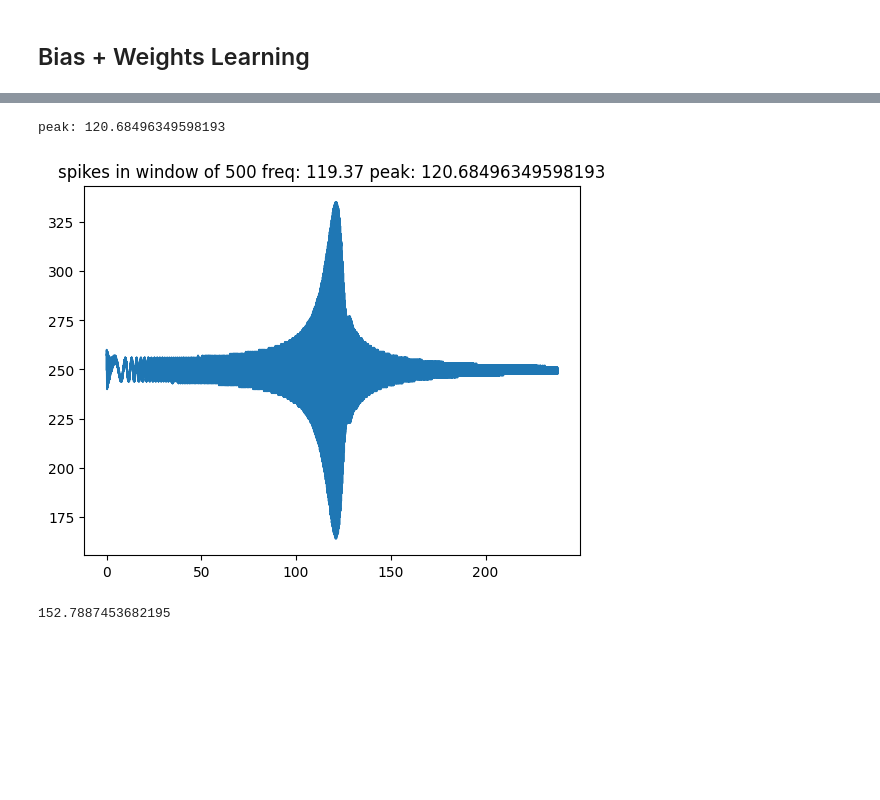
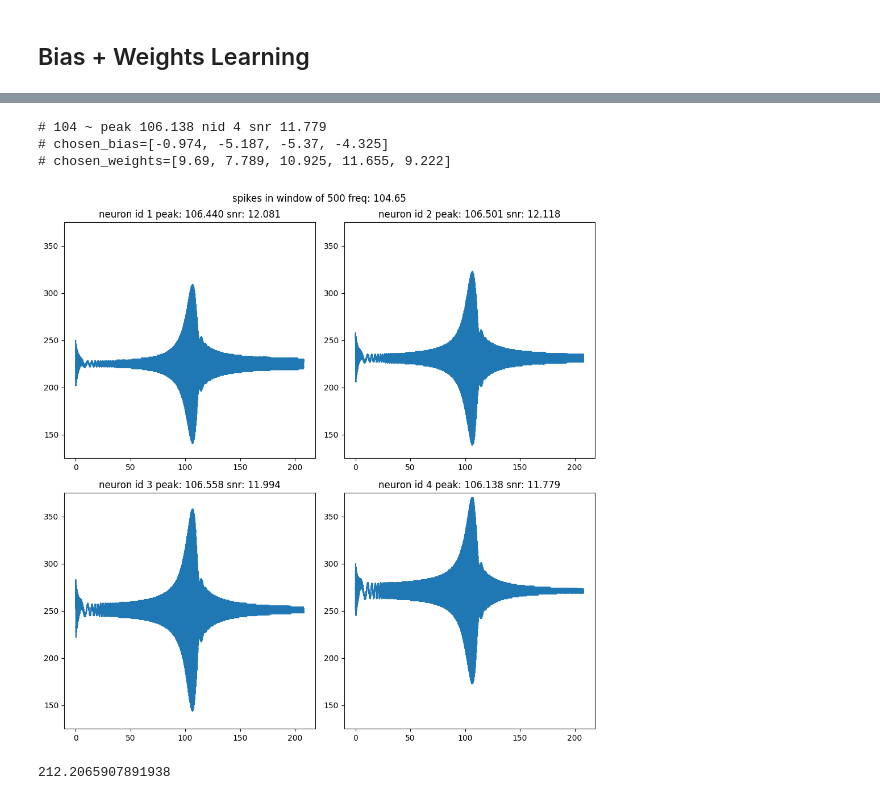
Before and after one commit to yakir4123/SNN-SCTN, a Jupyter notebook: notebooks/supervised_stdp_resonator.ipynb, the cells around one changed output, grey strips where cells are left out. Drawn from its saved outputs; the diff is of its cells as text; code cells hidden in the pictures; blank space fills up the shorter version.

```diff
--- a/notebooks/supervised_stdp_resonator.ipynb
+++ b/notebooks/supervised_stdp_resonator.ipynb
@@ -584,13 +584,14 @@ chosen_bias
 ## Bias + Weights Learning
 # %%
 resonator = learning_resonator(
-    lf=4,
-    thetas=[-1, -5, -5, -5],
-    weights=[10, 10, 10, 10, 10],
-    # weights=[14.266, 10.702,  9.146, 11.067, 11.977],
-    ground_truths=[gt1, gt2, gt3, gt4],
+    lf=5,
+    # thetas=[-1, -5, -5, -5],
+    # weights=[11, 9, 10, 10, 10],
+    thetas=chosen_bias,
+    weights=chosen_weights,
+    ground_truths=ground_truth,
     A=1e-4,
-    time_to_learn=1e-5,
+    time_to_learn=5e-6,
     max_weight=np.inf,
     min_weight=-np.inf,
 )
@@ -715,8 +716,8 @@ KeyboardInterrupt:
 # %%
-min_mse = np.sum(mses[:i,], axis=1).argmin()
+min_mse = np.sum(mses, axis=1).argmin()
 print(f'min mse {mses[min_mse].mean()}')
 chosen_bias = biases[min_mse]
 chosen_weights = weights[min_mse]
-print(chosen_bias)
-print(chosen_weights)
+print(f'chosen_bias={chosen_bias.tolist()}')
+print(f'chosen_weights={chosen_weights.tolist()}')
 # %% [output]
@@ -758,48 +758,65 @@ plt.show()
 # %%
 from snn.resonator import test_resonator_on_chirp, freq_of_resonator
 res_resonator = simple_resonator(
     clk_freq=clk_freq,
     freq0=freq0,
     lf=5,
     thetas=chosen_bias,
     weights=chosen_weights,
 )
 
-res_resonator.log_out_spikes(-1)
+for nid in range(1,5):
+    res_resonator.log_out_spikes(nid)
 
 start_freq = 0
 spectrum = 2 * freq0
 res_resonator.forget_logs()
 
-step = 1 / 40000
+step = 50 / clk_freq
 test_size = int(spectrum / step)
 test_resonator_on_chirp(
     res_resonator,
     start_freq=start_freq,
     step=step,
     test_size=test_size,
     clk_freq=clk_freq
 )
-spikes_window_size = 500
-spikes_neuron = res_resonator.neurons[-1]
-y_events = spikes_neuron.out_spikes()
-y_spikes = np.zeros(test_size)
-y_spikes[y_events] = 1
-y_spikes = np.convolve(y_spikes, np.ones(spikes_window_size, dtype=int), 'valid')
-x = np.linspace(start_freq, start_freq+spectrum, len(y_spikes))
-print(f'peak: {x[1000+np.argmax(y_spikes[1000:])]}')
 
+snr = [0] * 4
+peak = [0] * 4
 best_lp = lp_by_lf(5, freq0, clk_freq)
 f_resonator = freq_of_resonator(clk_freq, 5, best_lp)
-plt.title(f'spikes in window of {spikes_window_size} freq: {f_resonator:.2f} peak: {x[1000+np.argmax(y_spikes[1000:])]}')
-plt.plot(x, y_spikes)
-plt.show()
+fig, axs = plt.subplots(2, 2, figsize=(10, 10))
+fig.suptitle(f'spikes in window of {spikes_window} freq: {f_resonator:.2f}')
+for nid in range(4):
+    spikes_neuron = res_resonator.neurons[nid + 1]
+    y_events = spikes_neuron.out_spikes()
+    y_spikes = np.zeros(test_size)
+    y_spikes[y_events] = 1
+    y_spikes = np.convolve(y_spikes, np.ones(spikes_window, dtype=int), 'valid')
+    x = np.linspace(start_freq, start_freq+spectrum, len(y_spikes))
+
+    ax = axs[nid//2, nid%2]
+    ax.set_ylim(spikes_window/4, 3*spikes_window/4)
+    ax.plot(x, y_spikes)
+    snr_spikes = y_spikes[3000:]
+    snr[nid] = (snr_spikes.max() - snr_spikes.min())/snr_spikes.std()
+    peak[nid] = x[3000+np.argmax(snr_spikes)]
+    ax.set_title(f'neuron id {nid + 1} peak: {peak[nid]:.3f} snr: {snr[nid]:.3f}')
+fig.tight_layout()
+
+nid = np.argmax(np.array(snr) / np.abs(np.array(peak) - freq0))
+print(f'# {freq0} ~ peak {peak[nid]:.3f} nid {nid+1} snr {snr[nid]:.3f}')
+print(f'# chosen_bias={list(chosen_bias)}')
+print(f'# chosen_weights={list(chosen_weights)}')
 # %% [output]
-peak: 120.68496349598193
+# 104 ~ peak 106.138 nid 4 snr 11.779
+# chosen_bias=[-0.974, -5.187, -5.37, -4.325]
+# chosen_weights=[9.69, 7.789, 10.925, 11.655, 9.222]
-[figure, old version]
+[figure, new version]
 # %%
-best_lp = lp_by_lf(5, 150, clk_freq)
+best_lp = lp_by_lf(5, 210, clk_freq)
 f_resonator = freq_of_resonator(clk_freq, 5, best_lp)
 f_resonator
 # %% [output]
-152.7887453682195
+212.2065907891938
```
Also changed, not shown: parts of 7 cells of this notebook, 1 other file.
